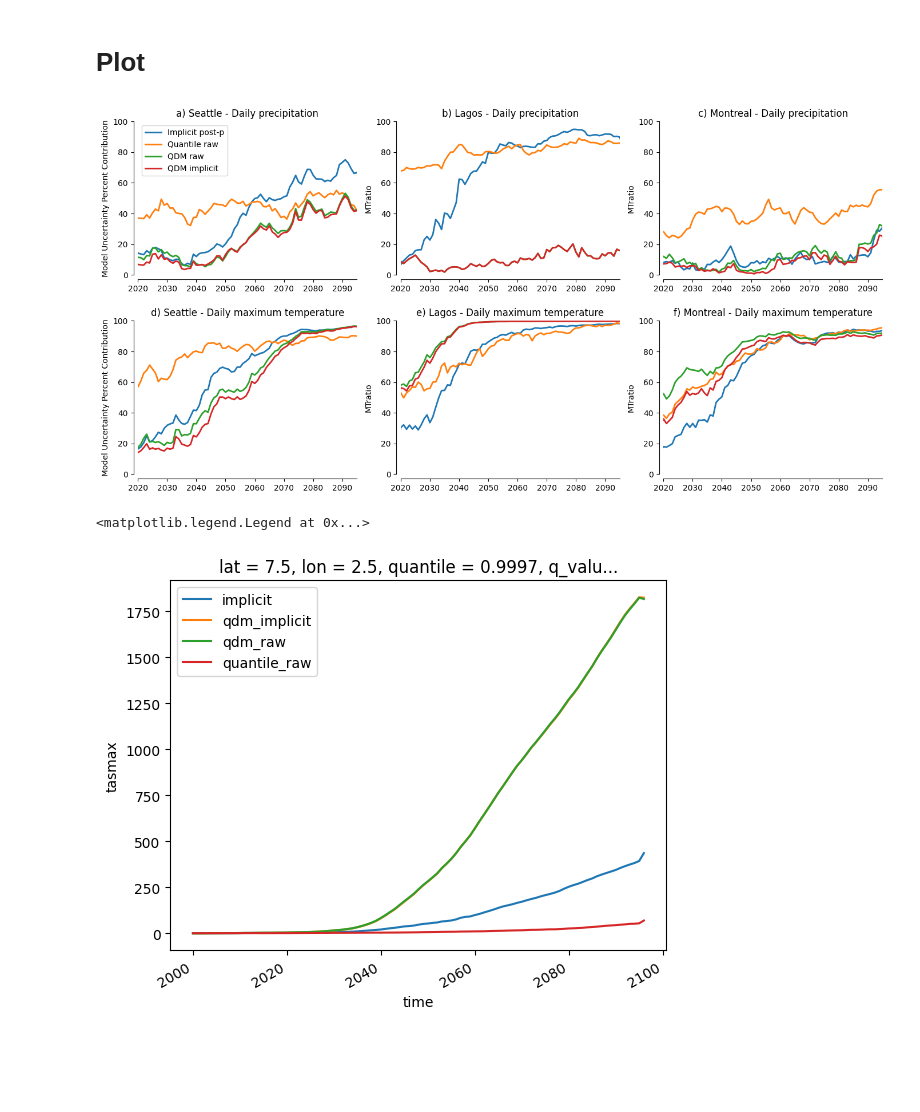
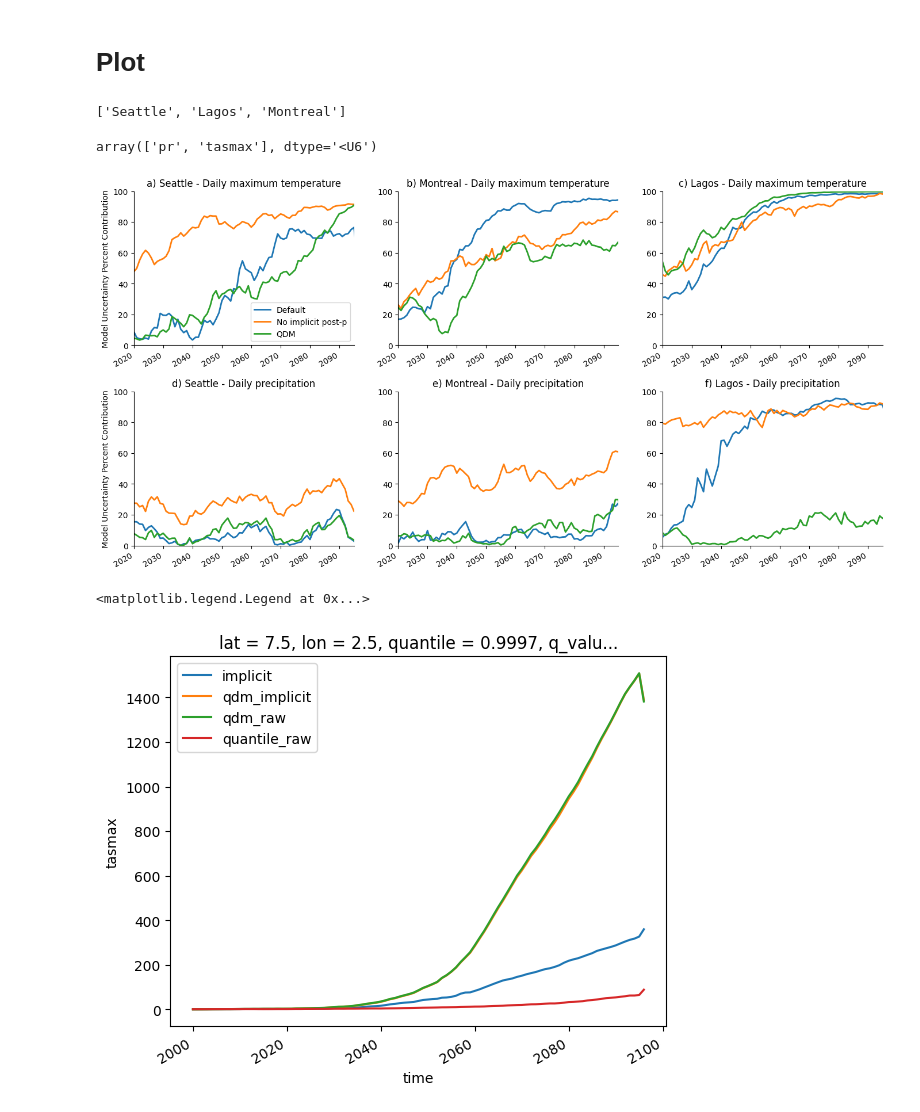
Before and after one commit to MackenzieBlanusa/InternalVariability, a Jupyter notebook: notebooks/SensitivityPlots_QDM copy.ipynb, the cells around one changed output. Drawn from its saved outputs; the diff is of its cells as text; code cells hidden in the pictures; blank space fills up the shorter version.

Commit message:
final plot

```diff
--- a/notebooks/SensitivityPlots_QDM copy.ipynb
+++ b/notebooks/SensitivityPlots_QDM copy.ipynb
@@ -19,7 +19,7 @@ import matplotlib
 matplotlib.rc_file_defaults()
 import string
 # %%
-models = ['MIROC6', 'cesm_lens', 'CanESM5', 'MPI-ESM1-2-LR','EC-Earth3']
+models = ['MIROC6', 'cesm_lens', 'MPI-ESM1-2-LR','EC-Earth3']
 # %%
 
 regions_dict = {
@@ -428,36 +390,47 @@ qdm['MTratio'] = (qdm.M_LE/(qdm.M_LE+qdm.Ibar_LE))*100
 raw['MTratio'] = (raw.M_LE/(raw.M_LE+raw.Ibar_LE))*100
 implicit['MTratio'] = (implicit.M_LE/(implicit.M_LE+implicit.Ibar_LE))*100
 qdm_implicit['MTratio'] = (qdm_implicit.M_LE/(qdm_implicit.M_LE+qdm_implicit.Ibar_LE))*100
+# %%
+regions = [region for region in regions_dict]
+regions
+# %% [output]
+['Seattle', 'Lagos', 'Montreal']
+# %%
+implicit['variable'].values
+# %% [output]
+array(['pr', 'tasmax'], dtype='<U6')
 # %%
 var_dict = {'tasmax': 'Daily maximum temperature', 'pr': 'Daily precipitation'}
 fig, axs = plt.subplots(nrows=2,ncols=3, constrained_layout=True,figsize=(14,7))
 
 count = 0
-for iv, v in enumerate(implicit['variable'].values):
-    for ir, r in enumerate(implicit.region.values):
+for iv, v in enumerate(['tasmax', 'pr']):
+    for ir, r in enumerate(['Seattle', 'Montreal', 'Lagos']):
         ax = axs[iv, ir]
 
-        implicit.sel(variable=v, region=r).MTratio.plot(ax=ax, lw=2,label='Implicit post-p')
-        raw.sel(variable=v, region=r).MTratio.plot(ax=ax, lw=2,label='Quantile raw')
-        qdm.sel(variable=v, region=r).MTratio.plot(ax=ax, lw=2,label='QDM raw')
-        qdm_implicit.sel(variable=v, region=r).MTratio.plot(ax=ax, lw=2,label='QDM implicit')
+        implicit.sel(variable=v, region=r).MTratio.plot(ax=ax, lw=2,label='Default')
+        raw.sel(variable=v, region=r).MTratio.plot(ax=ax, lw=2,label='No implicit post-p')
+        #qdm.sel(variable=v, region=r).MTratio.plot(ax=ax, lw=2,label='QDM raw')
+        qdm_implicit.sel(variable=v, region=r).MTratio.plot(ax=ax, lw=2,label='QDM')
 
         ax.set_xlim(np.datetime64('2020'), np.datetime64('2095'))
         ax.set_ylim(bottom=0, top=100)
         ax.set_title(f'{string.ascii_lowercase[count]}) {r} - {var_dict[v]}')
         ax.set_xlabel('')
         ax.spines.right.set_visible(False)
         ax.spines.top.set_visible(False)
-        ax.spines["bottom"].set_position(("axes", -0.03))
-        ax.spines["left"].set_position(("axes", -0.02))
+        # ax.spines["bottom"].set_position(("axes", -0.03))
+        # ax.spines["left"].set_position(("axes", -0.02))
 #         ax.set_facecolor('0.95')
         count += 1
 axs[0, 0].legend()
-for ax in axs[:, 0]:
-    ax.set_ylabel('Model Uncertainty Percent Contribution')
+for ax in axs.ravel():
+    if ax in axs[:, 0]:
+        ax.set_ylabel('Model Uncertainty Percent Contribution')
+    else:
+        ax.set_ylabel(None)
 
 plt.subplots_adjust(left=0.06, right=0.99, bottom=0.07, top=0.95, wspace=0.20, hspace=0.30)  # all parameters MUST be specified for reproducibility!
 # fig.patch.set_facecolor('0.9')   # Hack to get grayscale. To see actual figure size.
-# fig.savefig('./plots/sensitivity_extreme_defs.png', dpi=200)
 # %% [output]
-[figure, old version]
+[figure, new version]
@@ -469,7 +444,7 @@ Lagos_tasmax_raw.x.mean('model').mean('member_id').plot(label='quantile_raw')
 plt.legend()
 # %% [output]
 <matplotlib.legend.Legend at 0x...>
-[figure, old version]
+[figure, new version]
 # %%
 for model in pr_mmle.hist_dsets:
     Lagos_tasmax_Qdm_implicit.x.sel(model=model).mean('member_id').plot(label = model)
```
Also changed, not shown: parts of 18 cells of this notebook.
